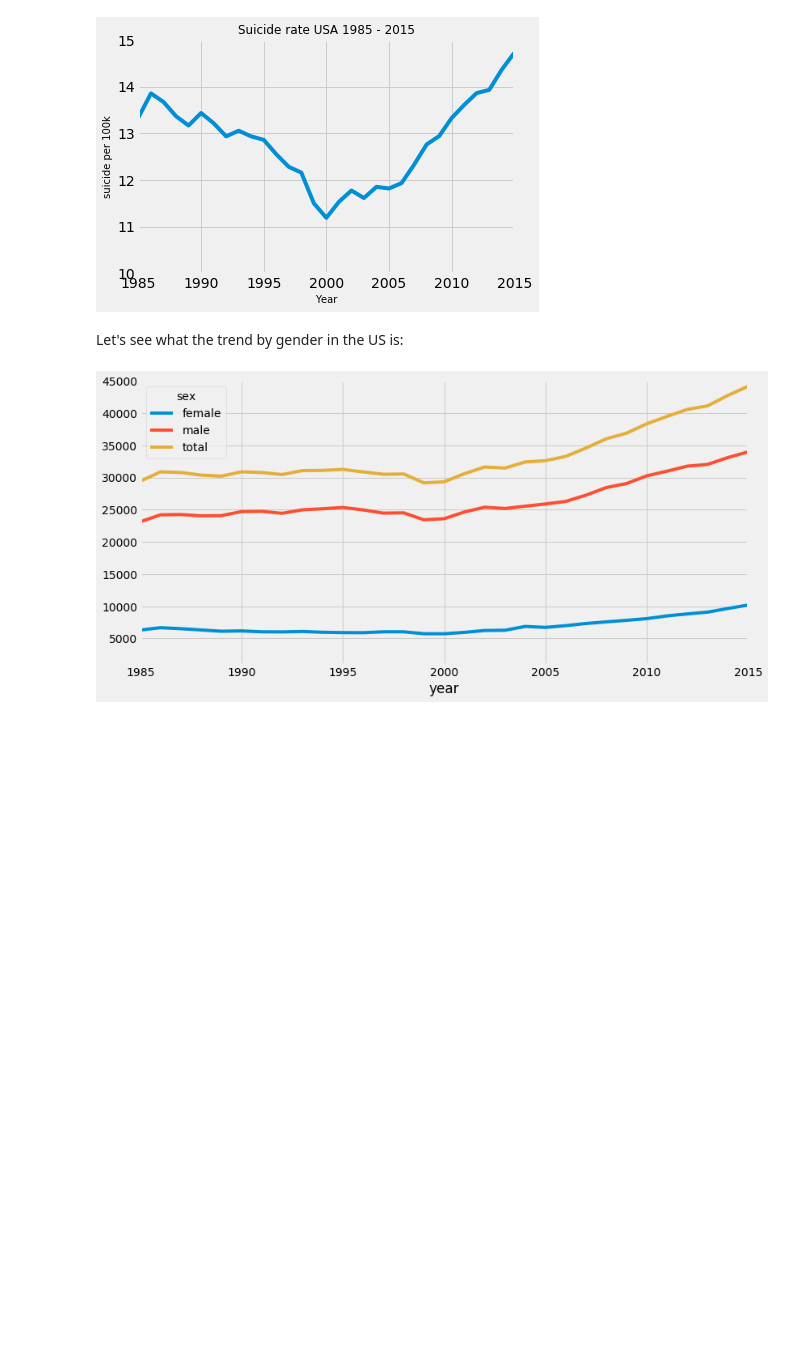
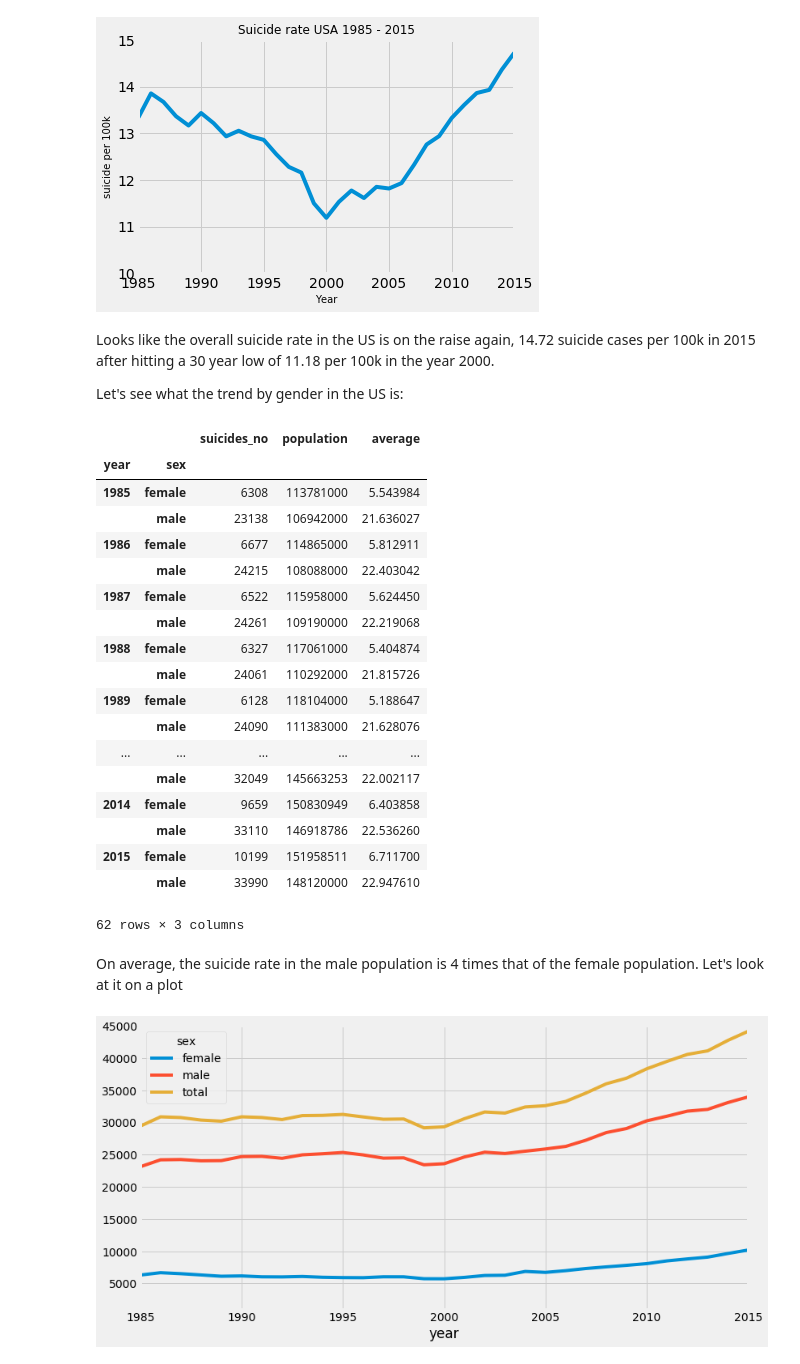
Before and after one commit to carandu/suicide_topics, a Jupyter notebook: suicide_topics.ipynb, the cells around one changed output. Saved outputs shown, nothing was run; the diff lists cells and outputs as text; code cells hidden in the pictures; blank space fills up the shorter version.

```diff
--- a/suicide_topics.ipynb
+++ b/suicide_topics.ipynb
@@ -245,8 +273,36 @@ plt.plot(x, y)
 plt.show()
 # %% [output]
 [figure]
-# %% [markdown]
-Let's see what the trend by gender in the US is:
+# %% [markdown]
+Looks like the overall suicide rate in the US is on the raise again, 14.72 suicide cases per 100k in 2015 after hitting a 30 year low of 11.18 per 100k in the year 2000.
+
+Let's see what the trend by gender in the US is:
+# %%
+usa_by_year = df_usa.groupby(['year','sex']).agg({'suicides_no':sum, 'population':sum})
+usa_by_year['average'] = usa_by_year['suicides_no'] /  usa_by_year['population'] * 100000
+usa_by_year
+# %% [output]
+|  |  | suicides_no | population | average |
+| year | sex |  |  |  |
+| 1985 | female | 6308 | 113781000 | 5.543984 |
+|  | male | 23138 | 106942000 | 21.636027 |
+| 1986 | female | 6677 | 114865000 | 5.812911 |
+|  | male | 24215 | 108088000 | 22.403042 |
+| 1987 | female | 6522 | 115958000 | 5.624450 |
+|  | male | 24261 | 109190000 | 22.219068 |
+| 1988 | female | 6327 | 117061000 | 5.404874 |
+|  | male | 24061 | 110292000 | 21.815726 |
+| 1989 | female | 6128 | 118104000 | 5.188647 |
+|  | male | 24090 | 111383000 | 21.628076 |
+| ... | ... | ... | ... | ... |
+|  | male | 32049 | 145663253 | 22.002117 |
+| 2014 | female | 9659 | 150830949 | 6.403858 |
+|  | male | 33110 | 146918786 | 22.536260 |
+| 2015 | female | 10199 | 151958511 | 6.711700 |
+|  | male | 33990 | 148120000 | 22.947610 |
+62 rows × 3 columns
+# %% [markdown]
+On average, the suicide rate in the male population is 4 times that of the female population. Let's look at it on a plot
 # %%
 #make a barplot with male and female next to each other for every year
 #plt.bar(usa_by_year['suicides_no'], usa_by_year['population'], label='By sex')
```
Also changed, not shown: parts of 16 cells of this notebook.
